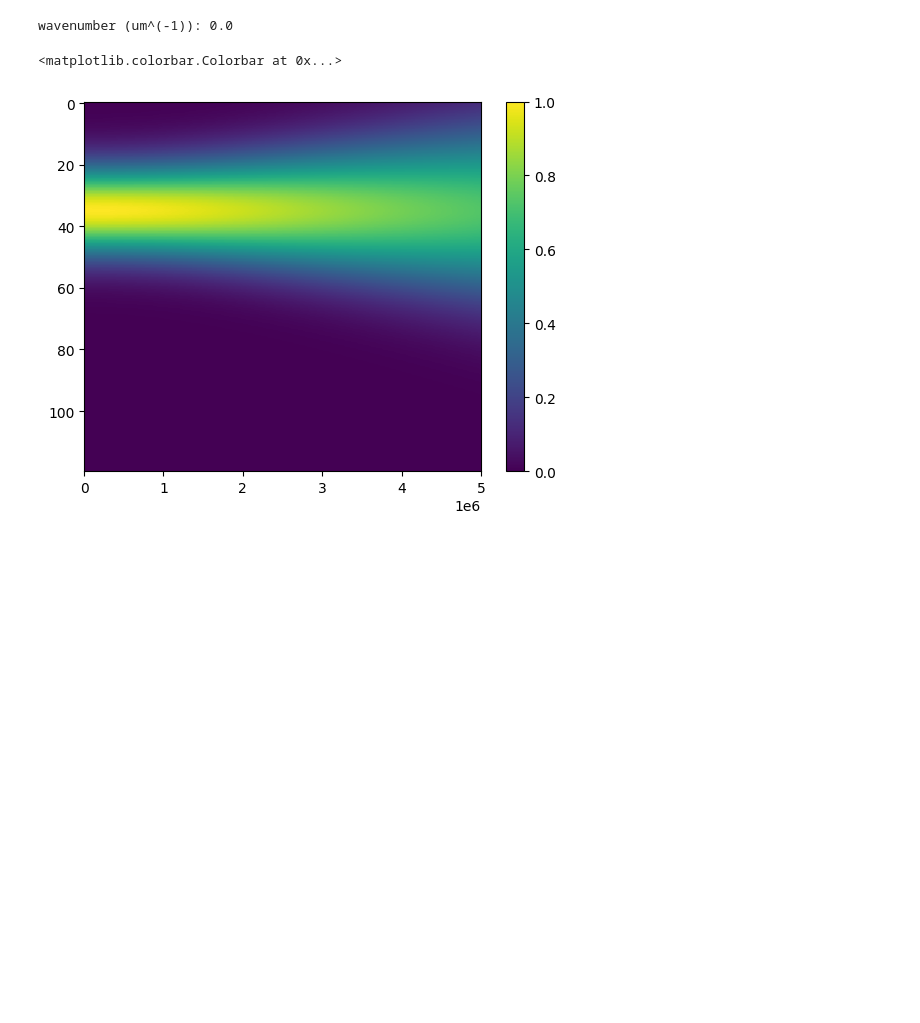
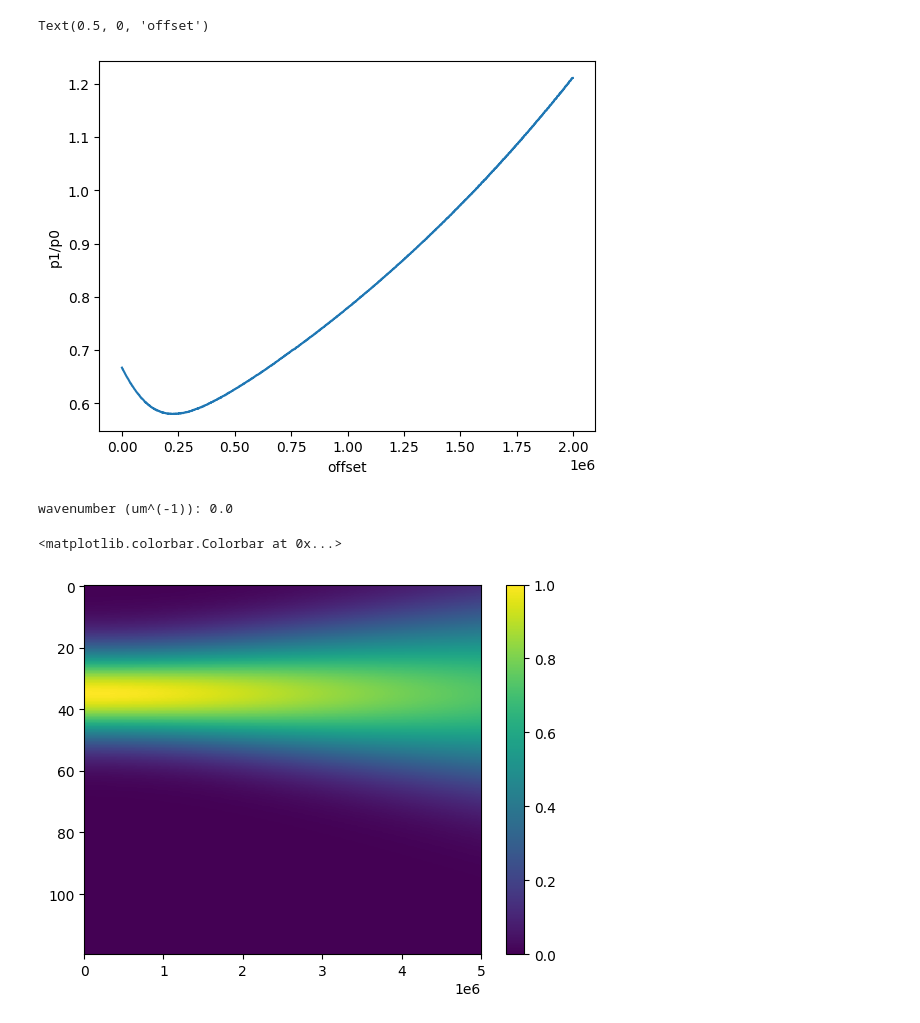
Before and after one commit to TurnerEntenmann/Research, a Jupyter notebook: test.ipynb, the cells around one changed output. Saved outputs shown, nothing was run; the diff lists cells and outputs as text; code cells hidden in the pictures; blank space fills up the shorter version.

```diff
--- a/test.ipynb
+++ b/test.ipynb
@@ -294,3 +305,24 @@ wavenumber (um^(-1)): 0.0
+# %%
+offset = 10**6
+o_list = np.arange(0, 2*10**6, 10**3)
+p_list = []
+for offset in o_list:
+    idx0 = int((z_max / (2*z_step)) - offset)
+    idx1 = int((z_max / (2*z_step)) + offset)
+    slice0 = E_grid1[idx0]
+    slice1 = E_grid1[idx1]
+    z_list = np.arange(0, z_max, 10**(-5))
+    p0 = np.sum(slice0**2)
+    p1 = np.sum((slice1**2)/n(z_list[idx1], 1, -25))
+    # print(f"p0:{p0}, p1:{p1}, %:{p1/p0}")
+    p_list.append(p1/p0)
+# %%
+plt.plot(o_list, p_list)
+plt.ylabel("p1/p0")
+plt.xlabel("offset")
+# %% [output]
+Text(0.5, 0, 'offset')
+[figure, added]
 # %%
 # # very slowly changing n, angle = 0
 # # abs(2nd derivative)
```
Also changed, not shown: parts of 4 cells of this notebook.
